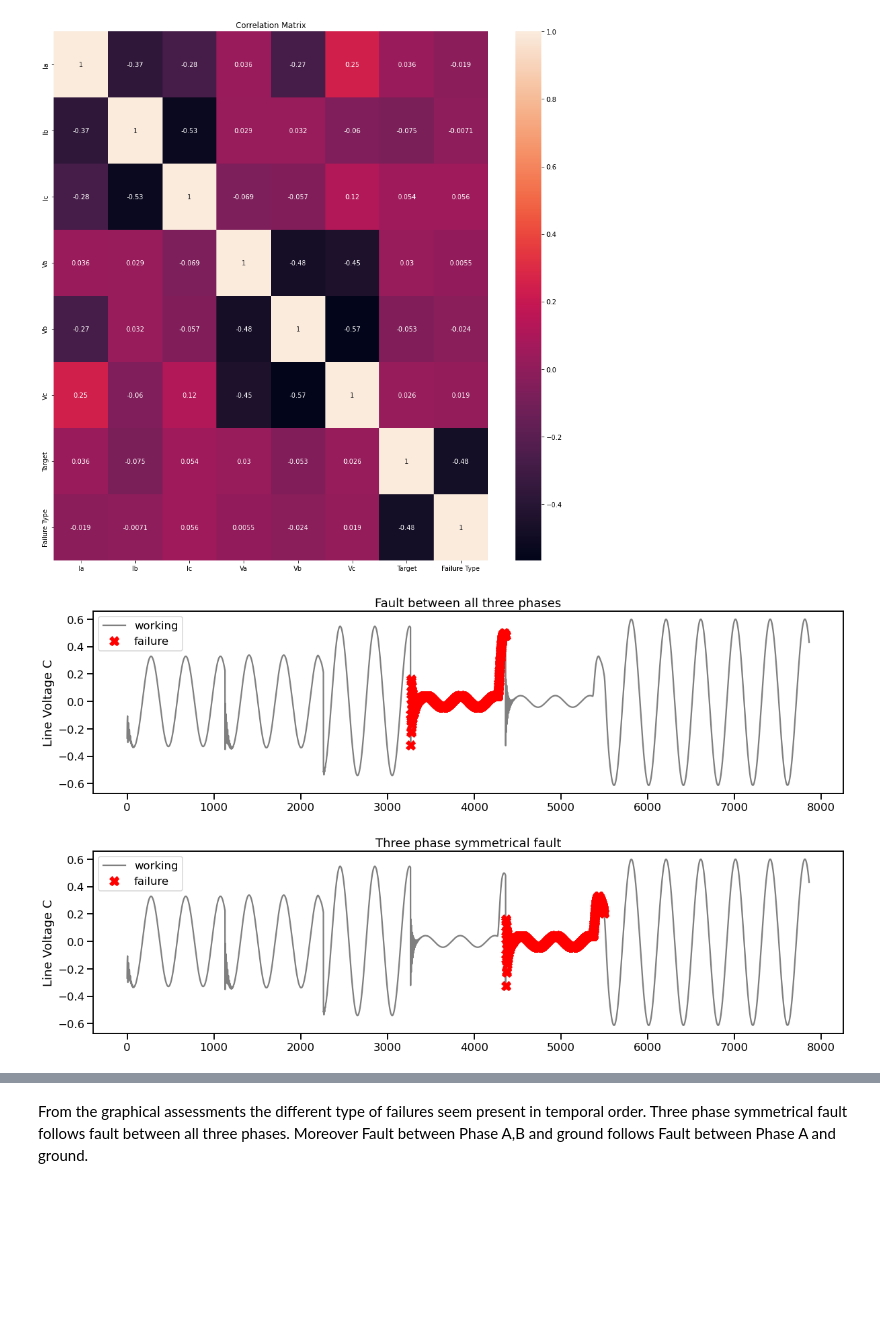
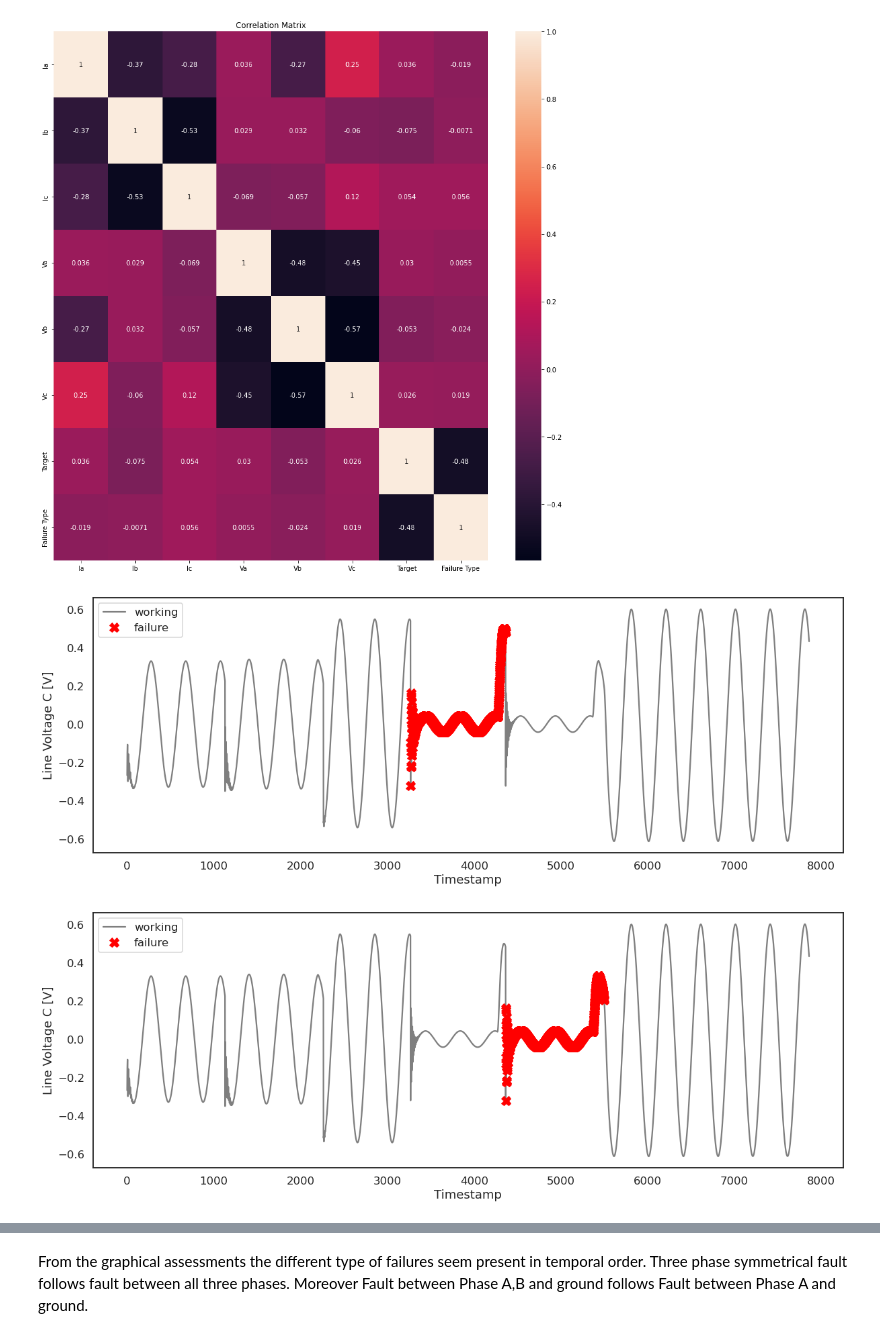
Before and after one commit to NicolaRonzoni/System-for-anomaly-detection, a Jupyter notebook: predictive_maintenance/Electrical_Fault_Classification.ipynb, the cells around one changed output, grey strips where cells are left out. Cells and saved outputs as stored; diff of their text form; code cells hidden in the pictures; blank space fills up the shorter version.

```diff
--- a/predictive_maintenance/Electrical_Fault_Classification.ipynb
+++ b/predictive_maintenance/Electrical_Fault_Classification.ipynb
@@ -25,13 +25,14 @@ The six types of fault previously showed are represented in the dataset with 4 d
 # %%
 ef=pre_process_EF(ef)
 # %%
-pl2 = sns.countplot(y=ef["Failure Type"])
-pl2.set_title("Failure Type (Frequency)")
-pl2.set(xlabel=None)
-for p in pl2.patches:
+plt.figure(figsize=(40,9))
+sns.set_theme(font_scale=1.74,style="whitegrid")
+pl = sns.countplot(y=ef["Failure Type"],palette="Set2")
+pl.set(xlabel="Frequency")
+for p in pl.patches:
         percentage = p.get_width()
         x = p.get_x() + p.get_width() + 0.02
         y = p.get_y() + p.get_height()/2
-        pl2.annotate(percentage, (x, y))
-plt.savefig('/mnt/c/Users/NicolaRonzoni/OneDrive - BitBang Srl/imagesPM/unbalancedEF.png')
+        pl.annotate(percentage, (x, y))
+plt.savefig('/mnt/c/Users/NicolaRonzoni/OneDrive - BitBang Srl/imagesEF/unbalancedEF.png')
 # %% [output]
@@ -56,26 +57,27 @@ plt.savefig('/mnt/c/Users/NicolaRonzoni/OneDrive - BitBang Srl/imagesPM/correlat
 [figure]
 # %%
 TF=ef[ef['Failure Type']==2]
+sns.set_theme(style="white")
 sns.set_context('talk')
-_ = plt.figure(figsize=(20,5))
+_ = plt.figure(figsize=(20,7))
 _ = plt.plot(ef["Vc"], color='black', label='working',alpha=0.5)
 _ = plt.plot(TF["Vc"], linestyle='none', marker='X', color='red', markersize=14, label='failure')
-_ = plt.ylabel('Line Voltage C')
-_ = plt.title('Fault between all three phases')
+_ = plt.ylabel('Line Voltage C [V]')
+_ = plt.xlabel('Timestamp')
 _ =plt.legend()
-plt.savefig('/mnt/c/Users/NicolaRonzoni/OneDrive - BitBang Srl/imagesPM/faultbetweenallthreephasesEF.png')
+plt.savefig('/mnt/c/Users/NicolaRonzoni/OneDrive - BitBang Srl/imagesEF/faultbetweenallthreephasesEF.png')
 TF=ef[ef['Failure Type']==4]
 sns.set_context('talk')
-_ = plt.figure(figsize=(20,5))
+_ = plt.figure(figsize=(20,7))
 _ = plt.plot(ef["Vc"], color='black', label='working',alpha=0.5)
 _ = plt.plot(TF["Vc"], linestyle='none', marker='X', color='red', markersize=14, label='failure')
-_ = plt.ylabel('Line Voltage C')
-_ = plt.title('Three phase symmetrical fault')
+_ = plt.ylabel('Line Voltage C [V]')
+_ = plt.xlabel('Timestamp')
 _ =plt.legend()
-plt.savefig('/mnt/c/Users/NicolaRonzoni/OneDrive - BitBang Srl/imagesPM/threephasesymmetricalfaultEF.png')
+plt.savefig('/mnt/c/Users/NicolaRonzoni/OneDrive - BitBang Srl/imagesEF/threephasesymmetricalfaultEF.png')
 # %% [output]
-[figure, old version]
+[figure, new version]
-[figure, old version]
+[figure, new version]
 # %%
 TF=ef[ef['Failure Type']==0]
 sns.set_context('talk')
```
Also changed, not shown: parts of 12 cells of this notebook, 2 other files.
